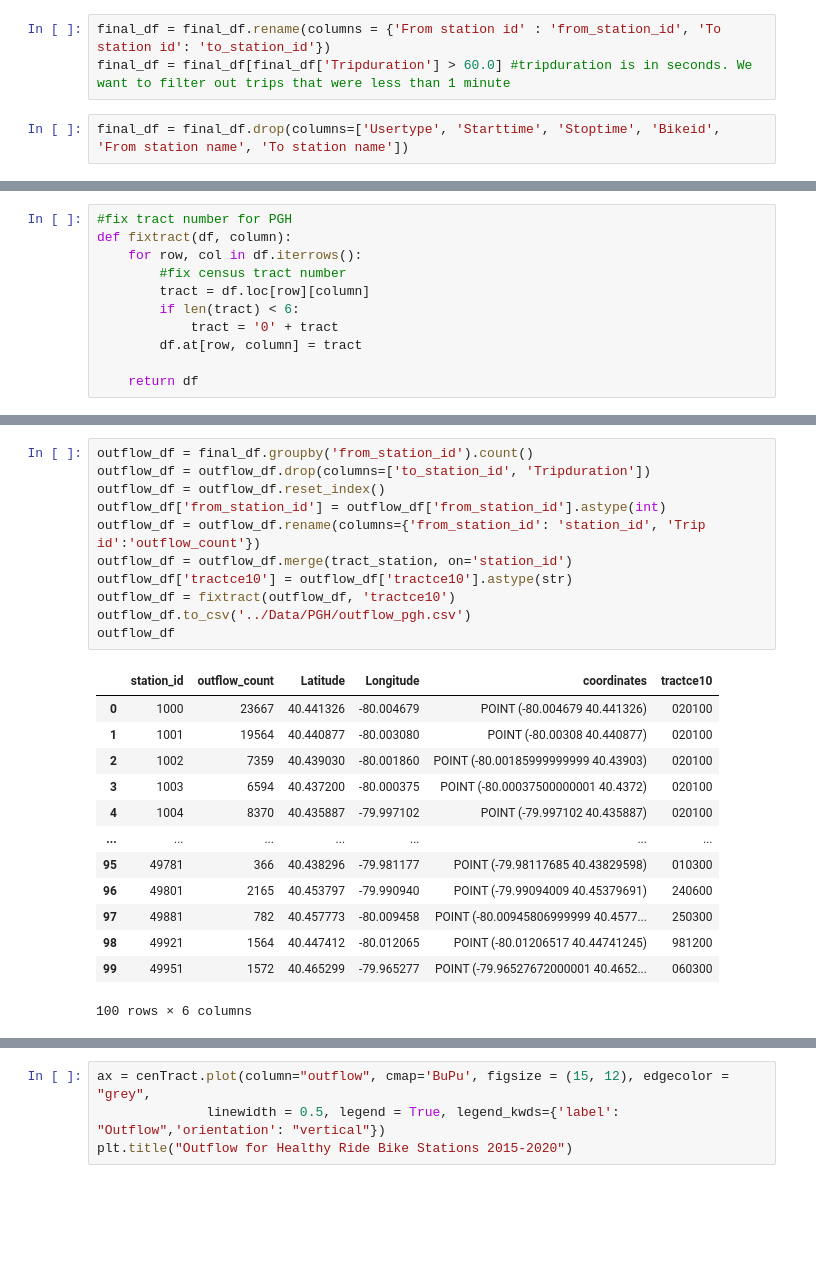
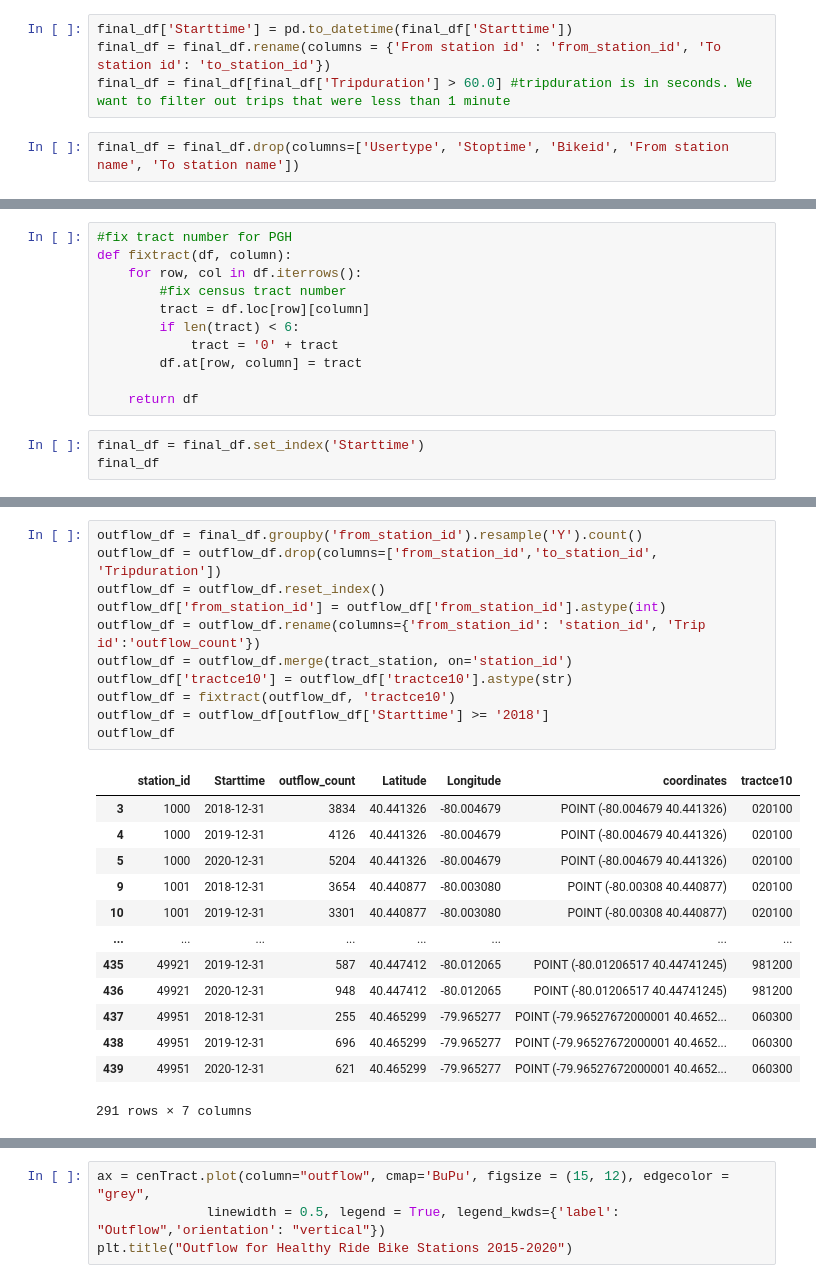
Before and after one commit to katelyn98/HealthyRide-Mapping, a Jupyter notebook: Notebooks/InflowOutflow.ipynb, the cells around one changed output, grey strips where cells are left out. Saved outputs shown, nothing was run; the diff lists cells and outputs as text; blank space fills up the shorter version.

```diff
--- a/Notebooks/InflowOutflow.ipynb
+++ b/Notebooks/InflowOutflow.ipynb
@@ -56,7 +72,8 @@ final_df = pd.concat(list_df, ignore_index=True)
 # %% [markdown]
 #### Counting outflow first
 # %%
+final_df['Starttime'] = pd.to_datetime(final_df['Starttime'])
 final_df = final_df.rename(columns = {'From station id' : 'from_station_id', 'To station id': 'to_station_id'})
 final_df = final_df[final_df['Tripduration'] > 60.0] #tripduration is in seconds. We want to filter out trips that were less than 1 minute
 # %%
-final_df = final_df.drop(columns=['Usertype', 'Starttime', 'Stoptime', 'Bikeid', 'From station name', 'To station name'])
+final_df = final_df.drop(columns=['Usertype', 'Stoptime', 'Bikeid', 'From station name', 'To station name'])
@@ -76,3 +109,6 @@ def fixtract(df, column):
         df.at[row, column] = tract
 
     return df
+# %%
+final_df = final_df.set_index('Starttime')
+final_df
@@ -79,25 +130,25 @@ def fixtract(df, column):
 # %%
-outflow_df = final_df.groupby('from_station_id').count()
-outflow_df = outflow_df.drop(columns=['to_station_id', 'Tripduration'])
+outflow_df = final_df.groupby('from_station_id').resample('Y').count()
+outflow_df = outflow_df.drop(columns=['from_station_id','to_station_id', 'Tripduration'])
 outflow_df = outflow_df.reset_index()
 outflow_df['from_station_id'] = outflow_df['from_station_id'].astype(int)
 outflow_df = outflow_df.rename(columns={'from_station_id': 'station_id', 'Trip id':'outflow_count'})
 outflow_df = outflow_df.merge(tract_station, on='station_id')
 outflow_df['tractce10'] = outflow_df['tractce10'].astype(str)
 outflow_df = fixtract(outflow_df, 'tractce10')
-outflow_df.to_csv('../Data/PGH/outflow_pgh.csv')
+outflow_df = outflow_df[outflow_df['Starttime'] >= '2018']
 outflow_df
 # %% [output]
-|  | station_id | outflow_count | Latitude | Longitude | coordinates | tractce10 |
-| 0 | 1000 | 23667 | 40.441326 | -80.004679 | POINT (-80.004679 40.441326) | 020100 |
-| 1 | 1001 | 19564 | 40.440877 | -80.003080 | POINT (-80.00308 40.440877) | 020100 |
-| 2 | 1002 | 7359 | 40.439030 | -80.001860 | POINT (-80.00185999999999 40.43903) | 020100 |
-| 3 | 1003 | 6594 | 40.437200 | -80.000375 | POINT (-80.00037500000001 40.4372) | 020100 |
-| 4 | 1004 | 8370 | 40.435887 | -79.997102 | POINT (-79.997102 40.435887) | 020100 |
-| ... | ... | ... | ... | ... | ... | ... |
-| 95 | 49781 | 366 | 40.438296 | -79.981177 | POINT (-79.98117685 40.43829598) | 010300 |
-| 96 | 49801 | 2165 | 40.453797 | -79.990940 | POINT (-79.99094009 40.45379691) | 240600 |
-| 97 | 49881 | 782 | 40.457773 | -80.009458 | POINT (-80.00945806999999 40.4577... | 250300 |
-| 98 | 49921 | 1564 | 40.447412 | -80.012065 | POINT (-80.01206517 40.44741245) | 981200 |
-| 99 | 49951 | 1572 | 40.465299 | -79.965277 | POINT (-79.96527672000001 40.4652... | 060300 |
+|  | station_id | Starttime | outflow_count | Latitude | Longitude | coordinates | tractce10 |
+| 3 | 1000 | 2018-12-31 | 3834 | 40.441326 | -80.004679 | POINT (-80.004679 40.441326) | 020100 |
+| 4 | 1000 | 2019-12-31 | 4126 | 40.441326 | -80.004679 | POINT (-80.004679 40.441326) | 020100 |
+| 5 | 1000 | 2020-12-31 | 5204 | 40.441326 | -80.004679 | POINT (-80.004679 40.441326) | 020100 |
+| 9 | 1001 | 2018-12-31 | 3654 | 40.440877 | -80.003080 | POINT (-80.00308 40.440877) | 020100 |
+| 10 | 1001 | 2019-12-31 | 3301 | 40.440877 | -80.003080 | POINT (-80.00308 40.440877) | 020100 |
+| ... | ... | ... | ... | ... | ... | ... | ... |
+| 435 | 49921 | 2019-12-31 | 587 | 40.447412 | -80.012065 | POINT (-80.01206517 40.44741245) | 981200 |
+| 436 | 49921 | 2020-12-31 | 948 | 40.447412 | -80.012065 | POINT (-80.01206517 40.44741245) | 981200 |
+| 437 | 49951 | 2018-12-31 | 255 | 40.465299 | -79.965277 | POINT (-79.96527672000001 40.4652... | 060300 |
+| 438 | 49951 | 2019-12-31 | 696 | 40.465299 | -79.965277 | POINT (-79.96527672000001 40.4652... | 060300 |
+| 439 | 49951 | 2020-12-31 | 621 | 40.465299 | -79.965277 | POINT (-79.96527672000001 40.4652... | 060300 |
-100 rows × 6 columns
+291 rows × 7 columns
```
Also changed, not shown: parts of 14 cells of this notebook, 2 other files.
